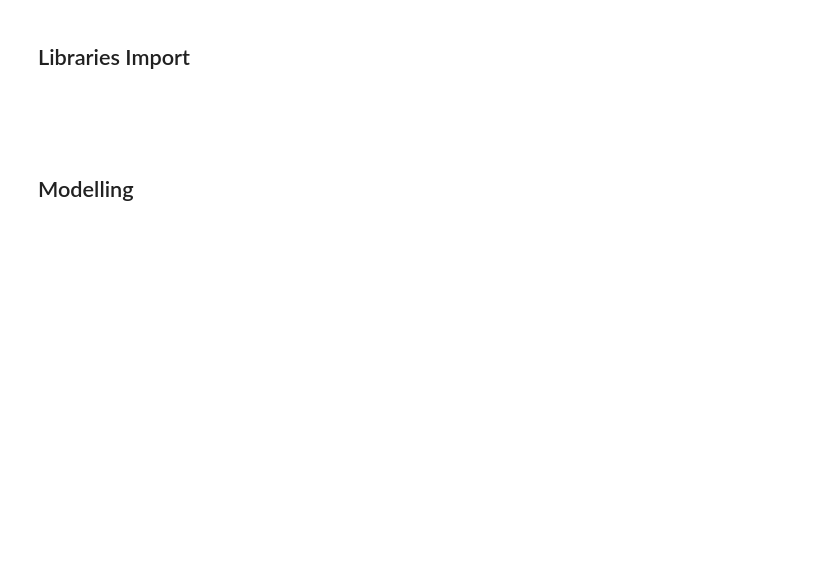
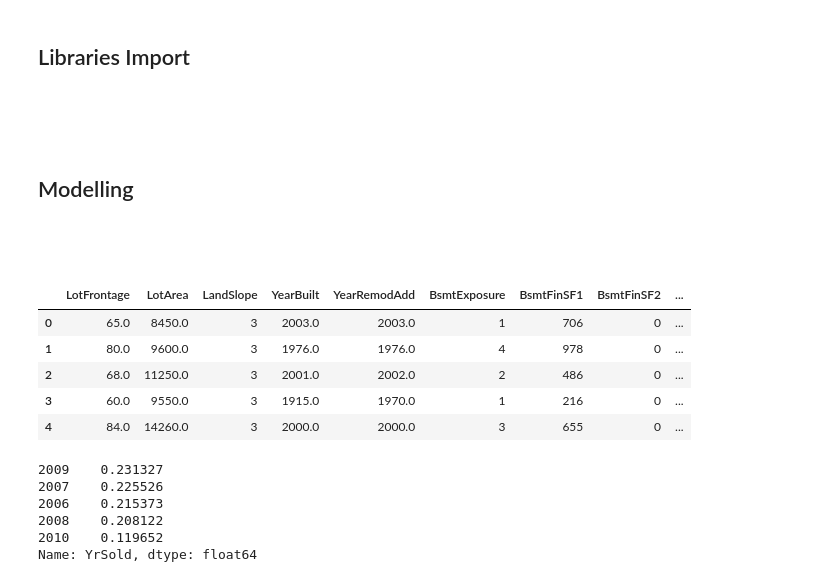
Before and after one commit to fedfioravanti/Regression-and-Classification-to-Predict-House-Prices, a Jupyter notebook: GA_HousePrices_02_modelling.ipynb, the cells around one changed output. Saved outputs shown, nothing was run; the diff lists cells and outputs as text; code cells hidden in the pictures; blank space fills up the shorter version.

```diff
--- a/GA_HousePrices_02_modelling.ipynb
+++ b/GA_HousePrices_02_modelling.ipynb
@@ -100,3 +100,21 @@ warnings.filterwarnings('ignore')
 # %%
 # load the data
 df_f = pd.read_csv('datasets/house_02_fixed.csv')
+# %%
+# retrieve information about variable types
+continuous_vars = ['LotFrontage', 'LotArea', 'MasVnrArea', 'BsmtFinSF1', 'BsmtFinSF2', 'BsmtUnfSF', 'TotalBsmtSF',
+                   '1stFlrSF', '2ndFlrSF', 'LowQualFinSF', 'GrLivArea', 'GarageArea', 'WoodDeckSF', 'OpenPorchSF',
+                   'EnclosedPorch', '3SsnPorch', 'ScreenPorch', 'PoolArea', 'MiscVal', 'TotalSFAbvGrd', 'TotalSF',
+                   'LotOpenArea', 'FloorAreaRatio', 'TotalBath', 'SalePrice']
+
+discrete_vars = ['YearBuilt', 'YearRemodAdd', 'BsmtFullBath', 'BsmtHalfBath', 'FullBath', 'HalfBath', 'BedroomAbvGr',
+                 'KitchenAbvGr', 'TotRmsAbvGrd', 'Fireplaces', 'GarageYrBlt', 'GarageCars', 'MoSold', 'YrSold', 'Age']
+
+ordinal_vars = ['OverallQual', 'OverallCond', 'CentralAir', 'ExterQual', 'ExterCond', 'BsmtQual', 'BsmtCond',
+                'HeatingQC', 'KitchenQual', 'FireplaceQu', 'GarageQual', 'GarageCond', 'PoolQC', 'LandSlope',
+                'BsmtExposure', 'BsmtFinType1', 'BsmtFinType2', 'Functional', 'GarageFinish', 'PavedDrive', 'Fence']
+
+nominal_vars = ['MSSubClass', 'MSZoning', 'Alley', 'LotShape', 'LandContour', 'LotConfig', 'Neighborhood',
+                'Condition1', 'Condition2', 'BldgType', 'HouseStyle', 'RoofStyle', 'RoofMatl', 'Exterior1st',
+                'Exterior2nd', 'MasVnrType', 'Foundation', 'Heating', 'Electrical', 'GarageType', 'MiscFeature',
+                'SaleType', 'SaleCondition']
@@ -103,6 +126,19 @@ df_f = pd.read_csv('datasets/house_02_fixed.csv')
+# %%
+# drop collinear features
+collinear_f = ['LotOpenArea', 'TotalSFAbvGrd', 'GarageCars', 'GrLivArea', 'GarageYrBlt', 'TotRmsAbvGrd',
+               'TotalBsmtSF', 'BedroomAbvGr', '1stFlrSF', '2ndFlrSF', 'BsmtFullBath', 'BsmtHalfBath',
+               'FullBath', 'HalfBath', 'GarageType', 'MiscFeature']
+
+df_f.drop(collinear_f, axis = 1, inplace = True)
 # %%
-# dummify the categorical variables
-
-df_dum = pd.get_dummies(df, columns=fixed_cat_vars, drop_first=True)
+# dummify categorical variables
+df_f_dum = pd.get_dummies(df_f, columns=[x for x in df_f.columns if x in nominal_vars], drop_first=True)
 # %%
-df_dum.head()
+df_f_dum.head()
+# %% [output]
+|  | LotFrontage | LotArea | LandSlope | YearBuilt | YearRemodAdd | BsmtExposure | BsmtFinSF1 | BsmtFinSF2 | ... |
+| 0 | 65.0 | 8450.0 | 3 | 2003.0 | 2003.0 | 1 | 706 | 0 | ... |
+| 1 | 80.0 | 9600.0 | 3 | 1976.0 | 1976.0 | 4 | 978 | 0 | ... |
+| 2 | 68.0 | 11250.0 | 3 | 2001.0 | 2002.0 | 2 | 486 | 0 | ... |
+| 3 | 60.0 | 9550.0 | 3 | 1915.0 | 1970.0 | 1 | 216 | 0 | ... |
+| 4 | 84.0 | 14260.0 | 3 | 2000.0 | 2000.0 | 3 | 655 | 0 | ... |
@@ -121 +145,11 @@ df_dum.YrSold.value_counts()
+# %%
+# check the proportion of houses per year sold
+df_f['YrSold'].value_counts(normalize = True)
+# %% [output]
+2009    0.231327
+2007    0.225526
+2006    0.215373
+2008    0.208122
+2010    0.119652
+Name: YrSold, dtype: float64
 # %%
```
Also changed, not shown: parts of 14 cells of this notebook.
